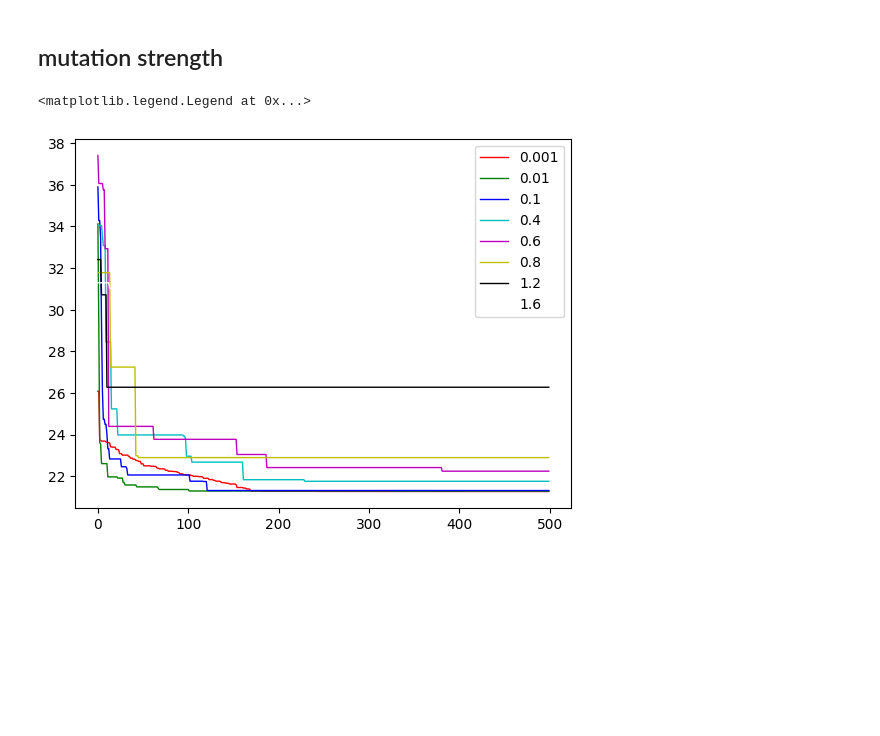
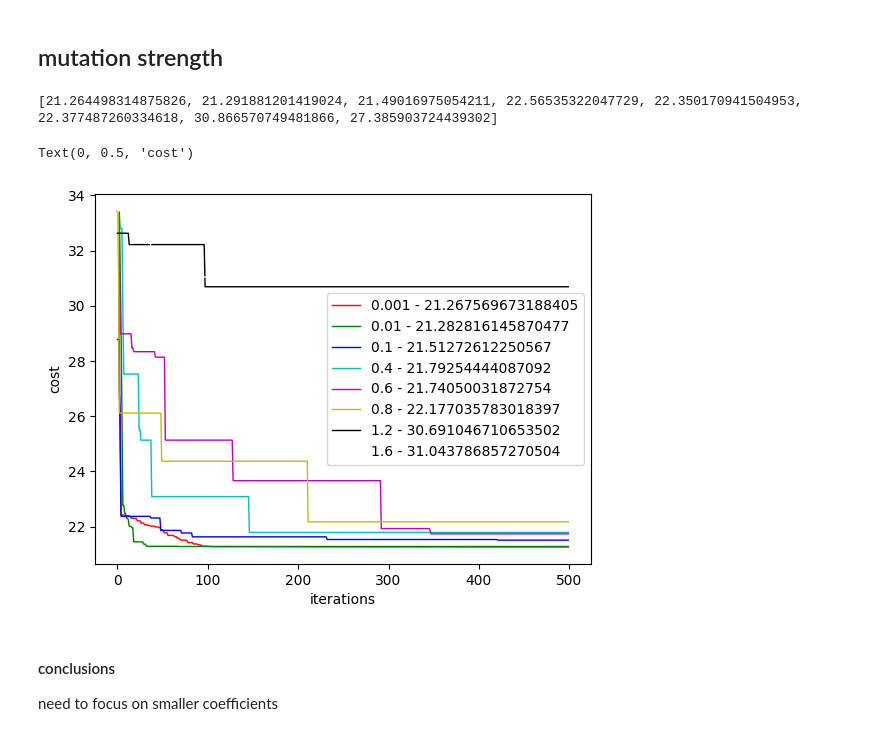
Before and after one commit to wz7475/Evolutionary-algorithm, a Jupyter notebook: alogrithm_tuning.ipynb, the cells around one changed output. Saved outputs shown, nothing was run; the diff lists cells and outputs as text; code cells hidden in the pictures; blank space fills up the shorter version.

```diff
--- a/alogrithm_tuning.ipynb
+++ b/alogrithm_tuning.ipynb
@@ -81,11 +81,13 @@ Pluging in min max scaler into roulette reproduction stresses difference between
 ## mutation strength
 # %%
 coefficients_histories = []
+costs =[]
 coefficients = [0.001, 0.01, 0.1, 0.4, 0.6, 0.8, 1.2, 1.6]
+population = init_population(cube_constrains, 100)
 for coef in coefficients:
     coef_histories = []
     for _ in range(1):
-        population = init_population(cube_constrains, 100)
-        _, _, history = evolution(cost_function, roulette_reproduction, population, coef, 0.8, 500)
+        _, cost, history = evolution(cost_function, roulette_reproduction, population, coef, 0.8, 500)
         coef_histories.append(history)
+        costs.append(cost)
     coefficients_histories.append(coef_histories)
@@ -94,12 +94,21 @@ for coef in coefficients:
+# %%
+print(costs)
+# %% [output]
+[21.264498314875826, 21.291881201419024, 21.49016975054211, 22.56535322047729, 22.350170941504953, 22.377487260334618, 30.866570749481866, 27.385903724439302]
 # %%
 fig, ax = plt.subplots()
 from cycler import cycler
 
 plt.rc('axes', prop_cycle=(cycler('color', ['r', 'g', 'b', 'c', 'm', 'y', 'k', 'w'])))
 for index, coef_histories in enumerate(coefficients_histories):
     for coef_history in coef_histories:
-        ax.plot(coef_history, linewidth="1", label=coefficients[index])
+        ax.plot(coef_history, linewidth="1", label=f"{coefficients[index]} - {costs[index]}")
 plt.legend()
+ax.set_xlabel("iterations")
+ax.set_ylabel("cost")
 # %% [output]
-<matplotlib.legend.Legend at 0x...>
+Text(0, 0.5, 'cost')
-[figure, old version]
+[figure, new version]
+# %% [markdown]
+#### conclusions
+need to focus on smaller coefficients
```
Also changed, not shown: parts of 4 cells of this notebook.
